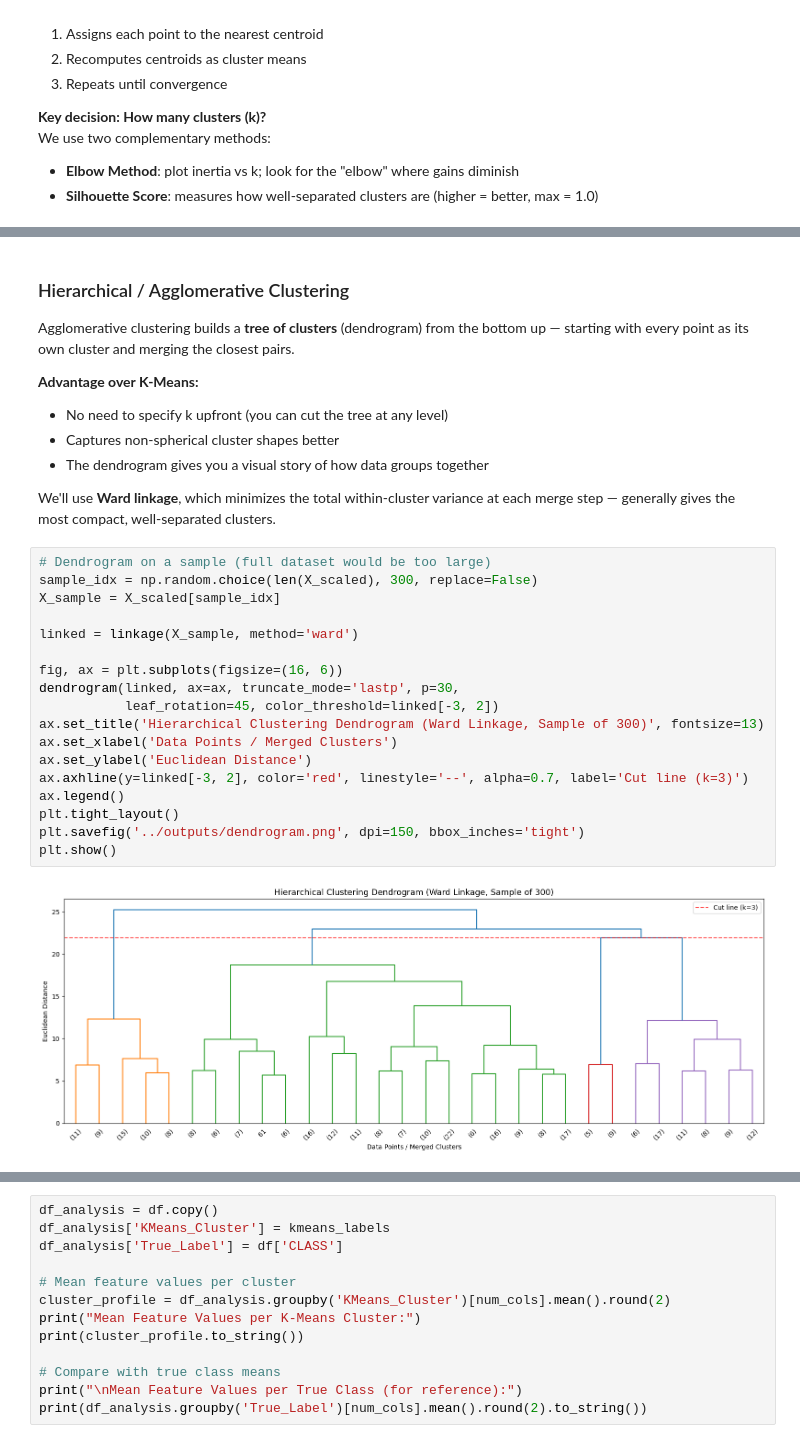
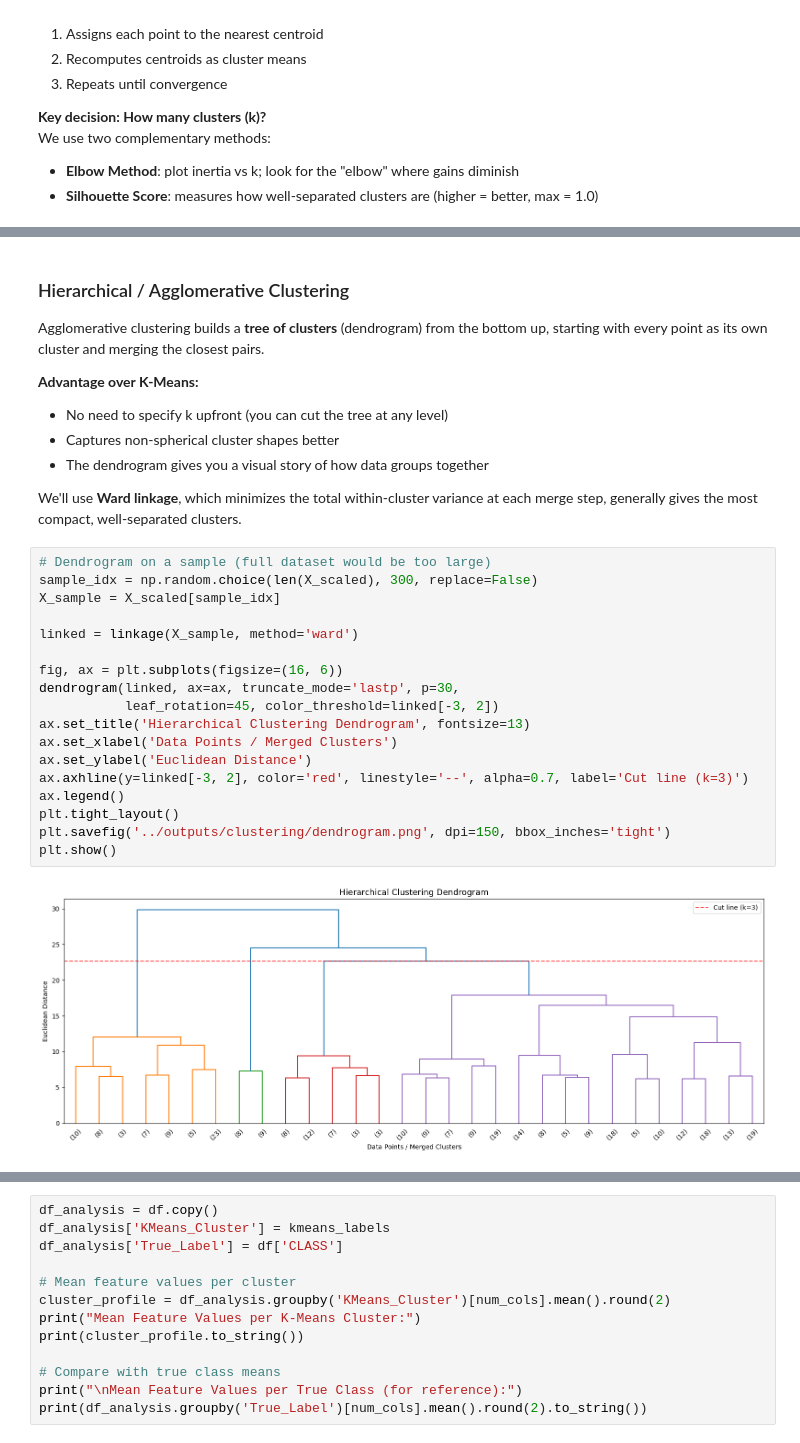
Before and after one commit to aakritip15/diabetes-prediction, a Jupyter notebook: notebook/modeling_clustering.ipynb, the cells around one changed output, grey strips where cells are left out. Saved outputs shown, nothing was run; the diff lists cells and outputs as text.

```diff
--- a/notebook/modeling_clustering.ipynb
+++ b/notebook/modeling_clustering.ipynb
@@ -221,34 +225,34 @@ plt.show()
 # %% [markdown]
 ### Hierarchical / Agglomerative Clustering
 
-Agglomerative clustering builds a **tree of clusters** (dendrogram) from the bottom up — starting with every point as its own cluster and merging the closest pairs.
+Agglomerative clustering builds a **tree of clusters** (dendrogram) from the bottom up, starting with every point as its own cluster and merging the closest pairs.
 
 **Advantage over K-Means:**
 - No need to specify k upfront (you can cut the tree at any level)
 - Captures non-spherical cluster shapes better
 - The dendrogram gives you a visual story of how data groups together
 
-We'll use **Ward linkage**, which minimizes the total within-cluster variance at each merge step — generally gives the most compact, well-separated clusters.
+We'll use **Ward linkage**, which minimizes the total within-cluster variance at each merge step, generally gives the most compact, well-separated clusters.
 # %%
 # Dendrogram on a sample (full dataset would be too large)
 sample_idx = np.random.choice(len(X_scaled), 300, replace=False)
 X_sample = X_scaled[sample_idx]
 
 linked = linkage(X_sample, method='ward')
 
 fig, ax = plt.subplots(figsize=(16, 6))
 dendrogram(linked, ax=ax, truncate_mode='lastp', p=30,
            leaf_rotation=45, color_threshold=linked[-3, 2])
-ax.set_title('Hierarchical Clustering Dendrogram (Ward Linkage, Sample of 300)', fontsize=13)
+ax.set_title('Hierarchical Clustering Dendrogram', fontsize=13)
 ax.set_xlabel('Data Points / Merged Clusters')
 ax.set_ylabel('Euclidean Distance')
 ax.axhline(y=linked[-3, 2], color='red', linestyle='--', alpha=0.7, label='Cut line (k=3)')
 ax.legend()
 plt.tight_layout()
-plt.savefig('../outputs/dendrogram.png', dpi=150, bbox_inches='tight')
+plt.savefig('../outputs/clustering/dendrogram.png', dpi=150, bbox_inches='tight')
 plt.show()
 # %% [output]
-[figure, old version]
+[figure, new version]
 # %%
 # Agglomerative Clustering with k=3
 agglo = AgglomerativeClustering(n_clusters=3, linkage='ward')
```
Also changed, not shown: parts of 18 cells of this notebook, 13 other files.
